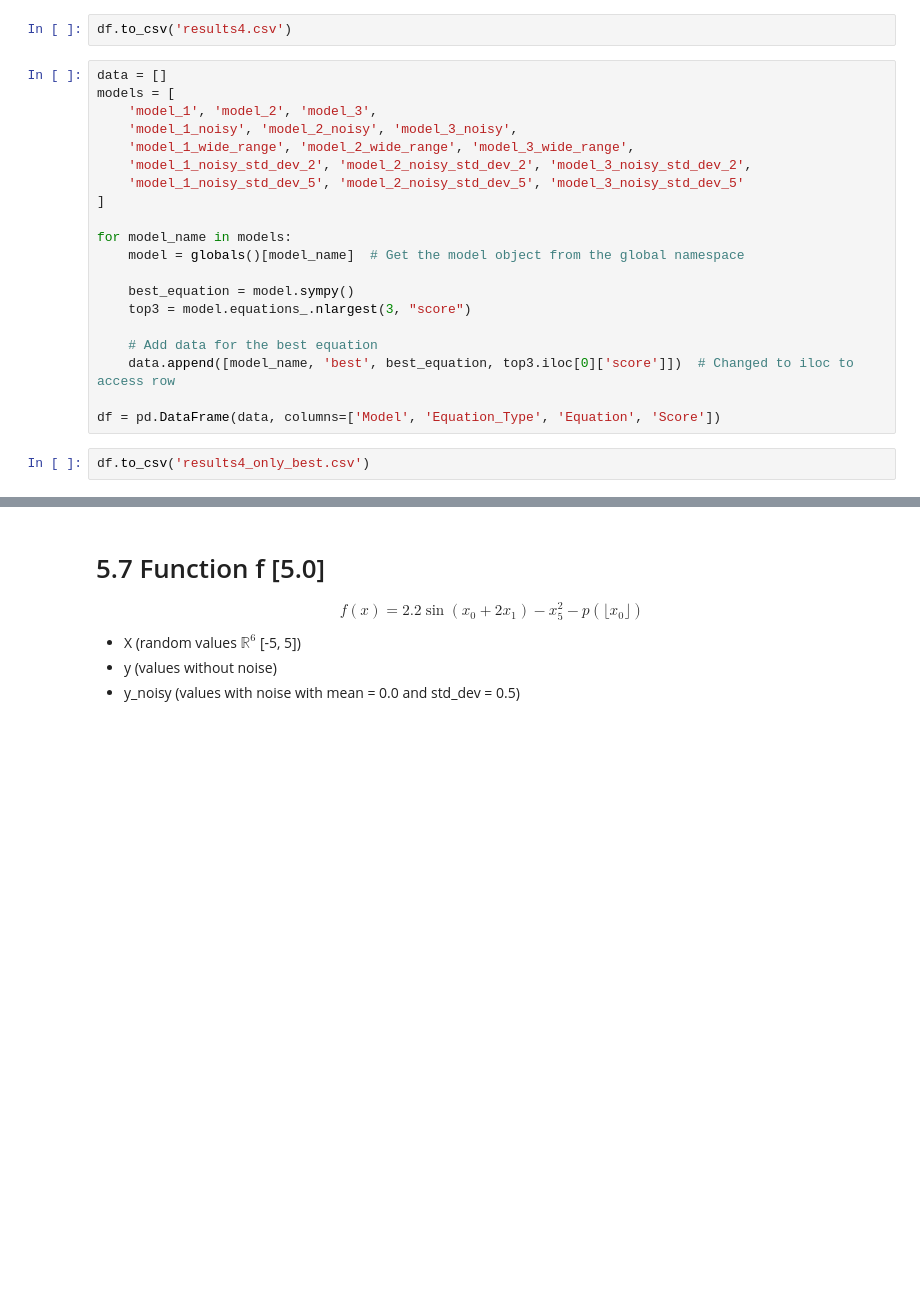
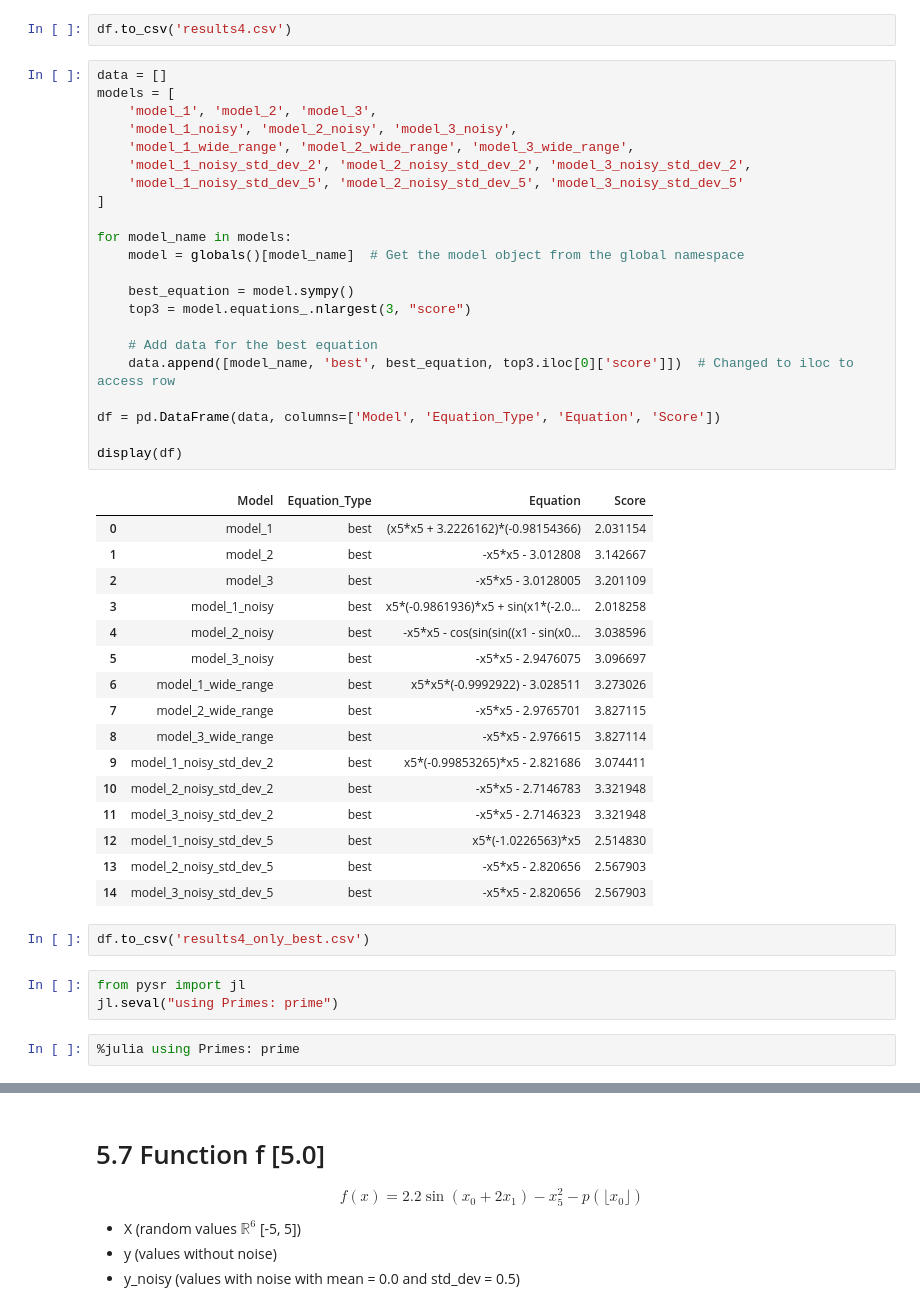
Before and after one commit to SerZeliuk/Metody-i-algorytmy-optymalizacji, a Jupyter notebook: Lab5/zad5_tokarz_zeliuk.ipynb, the cells around one changed output, grey strips where cells are left out. Cells and saved outputs as stored; diff of their text form; blank space fills up the shorter version.

```diff
--- a/Lab5/zad5.ipynb
+++ b/Lab5/zad5_tokarz_zeliuk.ipynb
@@ -1055,22 +987,46 @@ df.to_csv('results4.csv')
 # %%
 data = []
 models = [
     'model_1', 'model_2', 'model_3',
     'model_1_noisy', 'model_2_noisy', 'model_3_noisy',
     'model_1_wide_range', 'model_2_wide_range', 'model_3_wide_range',
     'model_1_noisy_std_dev_2', 'model_2_noisy_std_dev_2', 'model_3_noisy_std_dev_2',
     'model_1_noisy_std_dev_5', 'model_2_noisy_std_dev_5', 'model_3_noisy_std_dev_5'
 ]
 
 for model_name in models:
     model = globals()[model_name]  # Get the model object from the global namespace
 
     best_equation = model.sympy()
     top3 = model.equations_.nlargest(3, "score")
 
     # Add data for the best equation
     data.append([model_name, 'best', best_equation, top3.iloc[0]['score']])  # Changed to iloc to access row
 
 df = pd.DataFrame(data, columns=['Model', 'Equation_Type', 'Equation', 'Score'])
+
+display(df)
+# %% [output]
+|  | Model | Equation_Type | Equation | Score |
+| 0 | model_1 | best | (x5*x5 + 3.2226162)*(-0.98154366) | 2.031154 |
+| 1 | model_2 | best | -x5*x5 - 3.012808 | 3.142667 |
+| 2 | model_3 | best | -x5*x5 - 3.0128005 | 3.201109 |
+| 3 | model_1_noisy | best | x5*(-0.9861936)*x5 + sin(x1*(-2.0... | 2.018258 |
+| 4 | model_2_noisy | best | -x5*x5 - cos(sin(sin((x1 - sin(x0... | 3.038596 |
+| 5 | model_3_noisy | best | -x5*x5 - 2.9476075 | 3.096697 |
+| 6 | model_1_wide_range | best | x5*x5*(-0.9992922) - 3.028511 | 3.273026 |
+| 7 | model_2_wide_range | best | -x5*x5 - 2.9765701 | 3.827115 |
+| 8 | model_3_wide_range | best | -x5*x5 - 2.976615 | 3.827114 |
+| 9 | model_1_noisy_std_dev_2 | best | x5*(-0.99853265)*x5 - 2.821686 | 3.074411 |
+| 10 | model_2_noisy_std_dev_2 | best | -x5*x5 - 2.7146783 | 3.321948 |
+| 11 | model_3_noisy_std_dev_2 | best | -x5*x5 - 2.7146323 | 3.321948 |
+| 12 | model_1_noisy_std_dev_5 | best | x5*(-1.0226563)*x5 | 2.514830 |
+| 13 | model_2_noisy_std_dev_5 | best | -x5*x5 - 2.820656 | 2.567903 |
+| 14 | model_3_noisy_std_dev_5 | best | -x5*x5 - 2.820656 | 2.567903 |
 # %%
 df.to_csv('results4_only_best.csv')
+# %%
+from pysr import jl
+jl.seval("using Primes: prime")
+# %%
+%julia using Primes: prime
```
Also changed, not shown: parts of 49 cells of this notebook, 7 other files.
